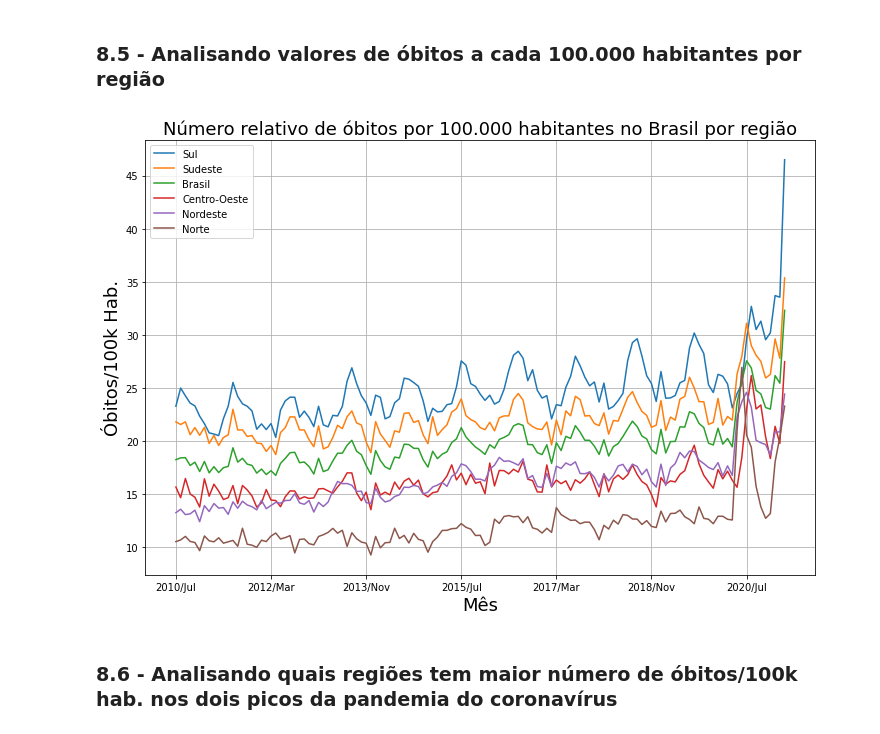
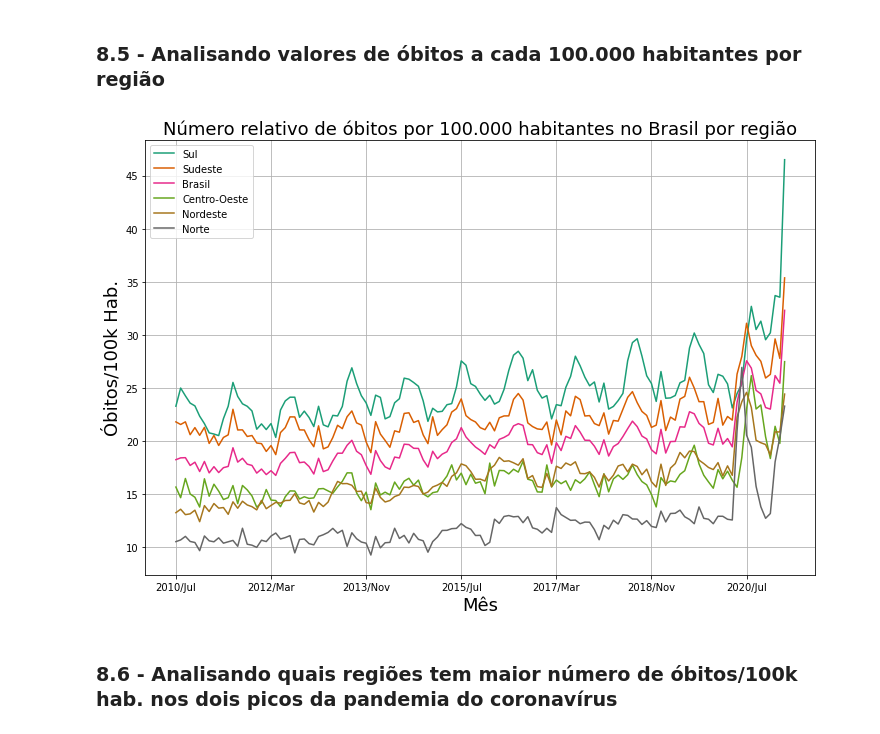
Before and after one commit to nicolas-stelatto/bootcamp_data_science_aplicada, a Jupyter notebook: Modulo_1/Desafio/Notebooks/Notebook_Desafio_Modulo01.ipynb, the cells around one changed output. Cells and saved outputs as stored; diff of their text form; code cells hidden in the pictures.

```diff
--- a/Modulo_1/Desafio/Notebooks/Notebook_Desafio_Modulo01.ipynb
+++ b/Modulo_1/Desafio/Notebooks/Notebook_Desafio_Modulo01.ipynb
@@ -423,14 +472,19 @@ dados_obitos_rg_por_100k.head()
 # %% [markdown]
 ### 8.5 - Analisando valores de óbitos a cada 100.000 habitantes por região
 # %%
-dados_obitos_rg_por_100k.sort_values(by="Total", axis=0, ascending=False).drop("Total", axis=1).T.plot(figsize=(12,8))
+#colormap selected
+cmap = cm.get_cmap("Dark2")
+
+dados_obitos_rg_por_100k.sort_values(by="Total", axis=0, ascending=False).drop("Total", axis=1).T.plot(figsize=(12,8), colormap=cmap)
 plt.title("Número relativo de óbitos por 100.000 habitantes no Brasil por região", fontsize=18)
 plt.xlabel("Mês", fontsize=18)
 plt.ylabel("Óbitos/100k Hab.", fontsize=18)
 plt.grid()
+cmap = cm.get_cmap("bone")
+
 plt.show()
 # %% [output]
-[figure, old version]
+[figure, new version]
 # %% [markdown]
 ### 8.6 - Analisando quais regiões tem maior número de óbitos/100k hab. nos dois picos da pandemia do coronavírus
 # %% [markdown]
```
Also changed, not shown: parts of 12 cells of this notebook.
